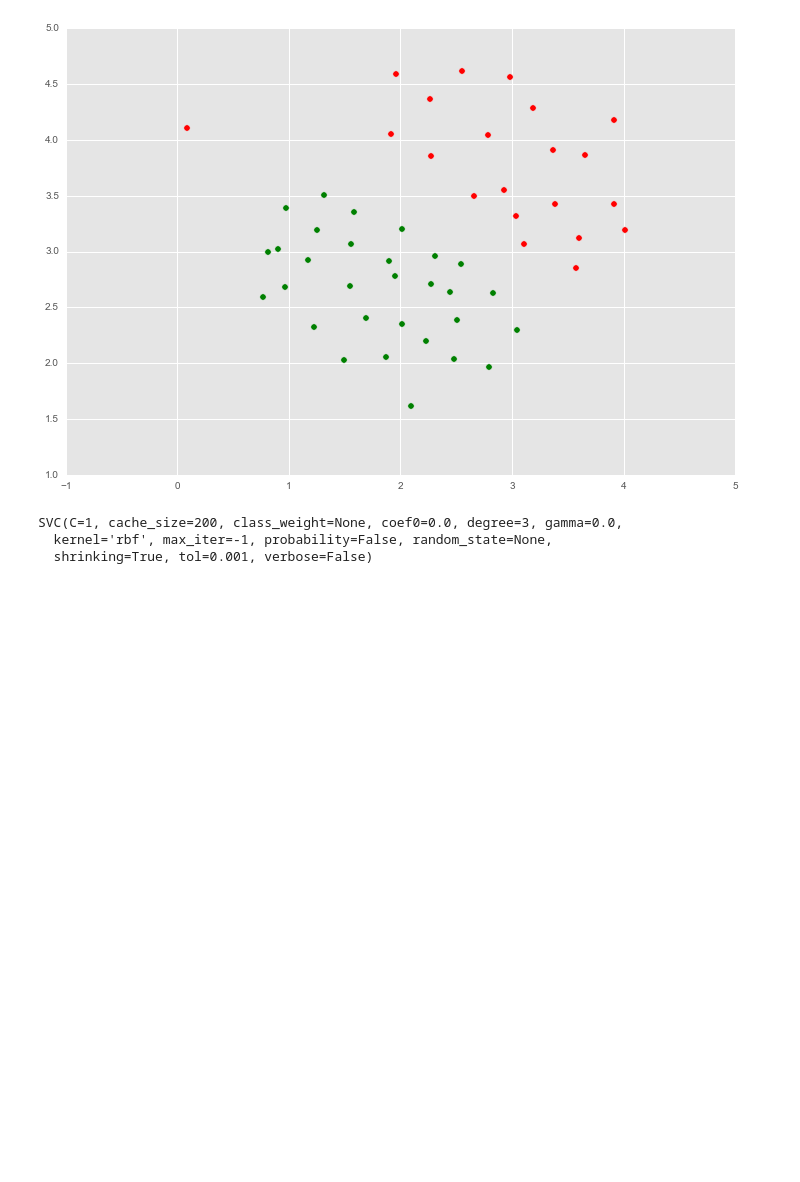
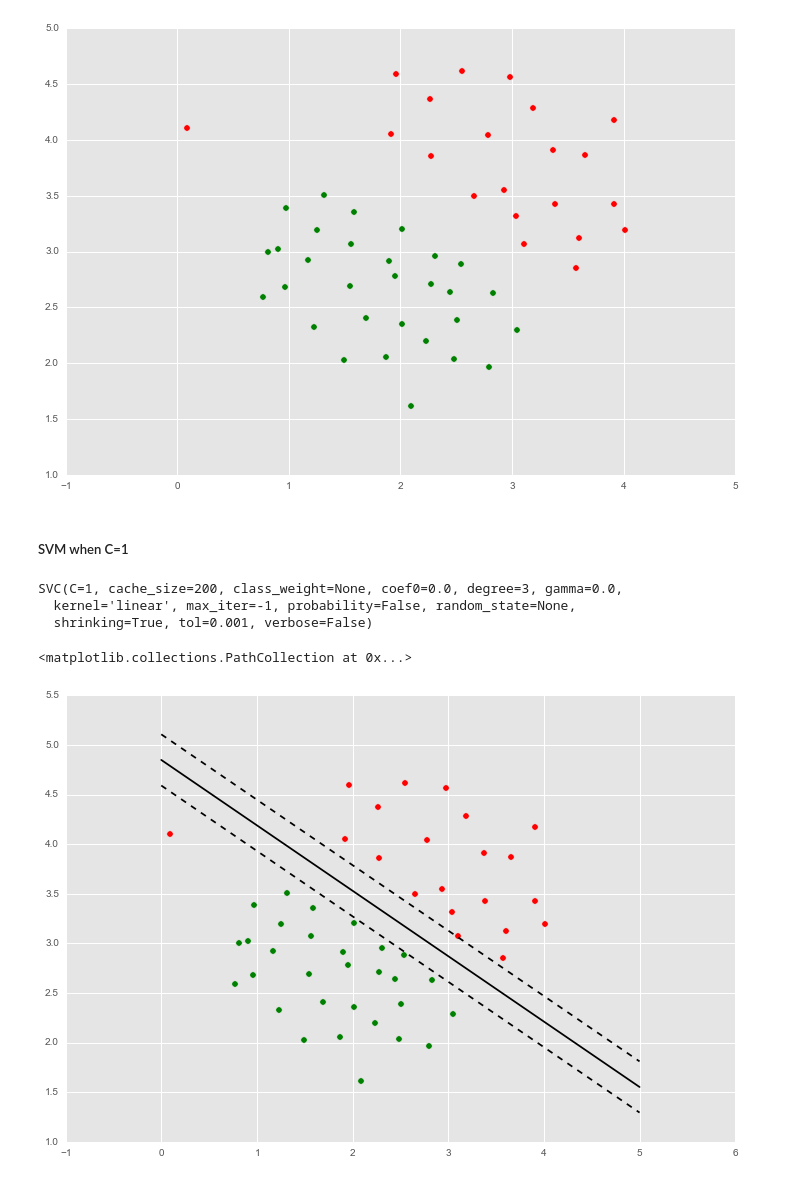
Before and after one commit to Sandeep42/machine-learning-coursera-on-your-face, a Jupyter notebook: Exercise 6 Support vector machines.ipynb, the cells around one changed output. Cells and saved outputs as stored; diff of their text form; code cells hidden in the pictures; blank space fills up the shorter version.

```diff
--- a/Exercise 6 Support vector machines.ipynb
+++ b/Exercise 6 Support vector machines.ipynb
@@ -37,10 +42,29 @@ plt.scatter(X[:,0][y.flatten()==1],X[:,1][y.flatten()==1], c='r', s=40)
 # %% [output]
 <matplotlib.collections.PathCollection at 0x...>
 [figure]
+# %% [markdown]
+##### SVM when C=1
 # %%
-clf = SVC(C=1)
+clf = SVC(C=1, kernel='linear')
 clf.fit(X,y.flatten())
 # %% [output]
 SVC(C=1, cache_size=200, class_weight=None, coef0=0.0, degree=3, gamma=0.0,
-  kernel='rbf', max_iter=-1, probability=False, random_state=None,
+  kernel='linear', max_iter=-1, probability=False, random_state=None,
   shrinking=True, tol=0.001, verbose=False)
+# %%
+w = clf.coef_[0]
+#print w
+a = -w[0]/w[1] # slope
+xx = np.linspace(0,5)
+yy = a * xx - (clf.intercept_[0]) / w[1]
+margin = 1 / np.sqrt(np.sum(clf.coef_ ** 2))
+yy_down = yy + a * margin
+yy_up = yy - a * margin
+plt.plot(xx, yy, 'k-')
+plt.plot(xx, yy_down, 'k--')
+plt.plot(xx, yy_up, 'k--')
+plt.scatter(X[:,0][y.flatten()==0],X[:,1][y.flatten()==0], c='g', s=40)
+plt.scatter(X[:,0][y.flatten()==1],X[:,1][y.flatten()==1], c='r', s=40)
+# %% [output]
+<matplotlib.collections.PathCollection at 0x...>
+[figure, added]
```
Also changed, not shown: parts of 10 cells of this notebook.
